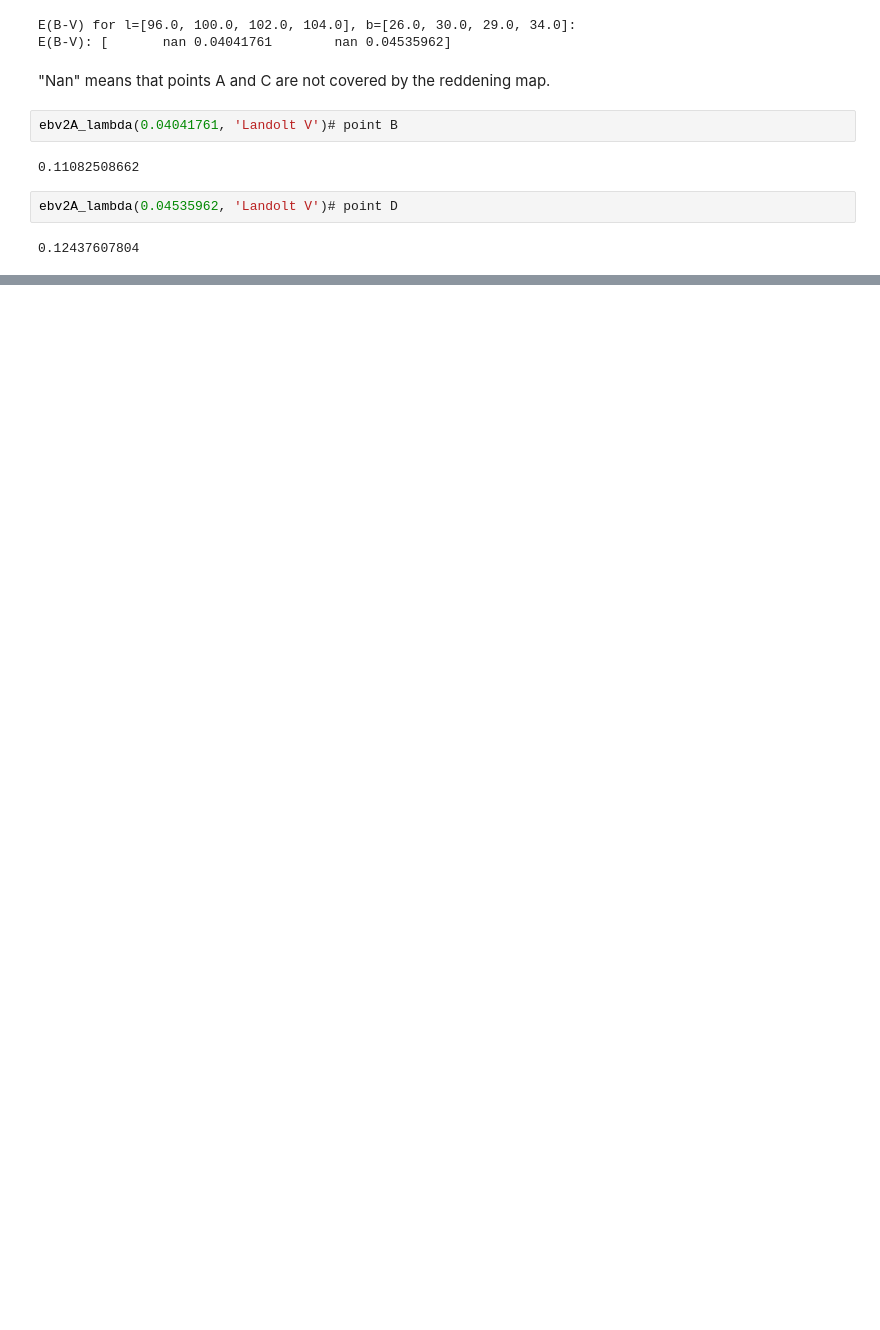
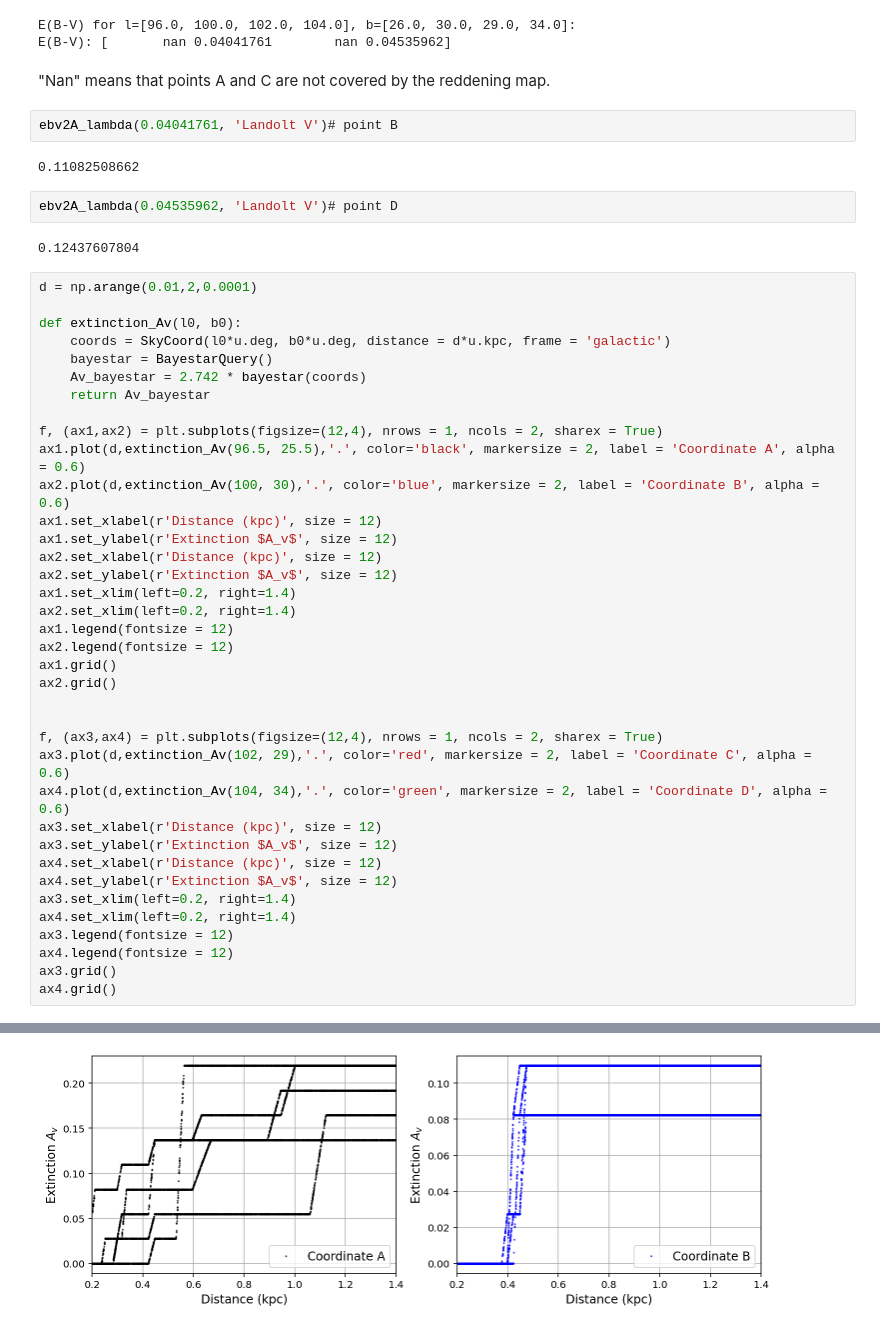
Before and after one commit to luk022/PHYS321-final-project, a Jupyter notebook: extinction_code.ipynb, the cells around one changed output, grey strips where cells are left out. Cells and saved outputs as stored; diff of their text form; blank space fills up the shorter version.

```diff
--- a/extinction_code.ipynb
+++ b/extinction_code.ipynb
@@ -471,3 +536,41 @@ ebv2A_lambda(0.04041761, 'Landolt V')# point B
 ebv2A_lambda(0.04535962, 'Landolt V')# point D
 # %% [output]
 0.12437607804
+# %%
+d = np.arange(0.01,2,0.0001)
+
+def extinction_Av(l0, b0):
+    coords = SkyCoord(l0*u.deg, b0*u.deg, distance = d*u.kpc, frame = 'galactic')
+    bayestar = BayestarQuery()
+    Av_bayestar = 2.742 * bayestar(coords)
+    return Av_bayestar
+
+f, (ax1,ax2) = plt.subplots(figsize=(12,4), nrows = 1, ncols = 2, sharex = True)
+ax1.plot(d,extinction_Av(96.5, 25.5),'.', color='black', markersize = 2, label = 'Coordinate A', alpha = 0.6)
+ax2.plot(d,extinction_Av(100, 30),'.', color='blue', markersize = 2, label = 'Coordinate B', alpha = 0.6)
+ax1.set_xlabel(r'Distance (kpc)', size = 12)
+ax1.set_ylabel(r'Extinction $A_v$', size = 12)
+ax2.set_xlabel(r'Distance (kpc)', size = 12)
+ax2.set_ylabel(r'Extinction $A_v$', size = 12)
+ax1.set_xlim(left=0.2, right=1.4)
+ax2.set_xlim(left=0.2, right=1.4)
+ax1.legend(fontsize = 12)
+ax2.legend(fontsize = 12)
+ax1.grid()
+ax2.grid()
+
+
+f, (ax3,ax4) = plt.subplots(figsize=(12,4), nrows = 1, ncols = 2, sharex = True)
+ax3.plot(d,extinction_Av(102, 29),'.', color='red', markersize = 2, label = 'Coordinate C', alpha = 0.6)
+ax4.plot(d,extinction_Av(104, 34),'.', color='green', markersize = 2, label = 'Coordinate D', alpha = 0.6)
+ax3.set_xlabel(r'Distance (kpc)', size = 12)
+ax3.set_ylabel(r'Extinction $A_v$', size = 12)
+ax4.set_xlabel(r'Distance (kpc)', size = 12)
+ax4.set_ylabel(r'Extinction $A_v$', size = 12)
+ax3.set_xlim(left=0.2, right=1.4)
+ax4.set_xlim(left=0.2, right=1.4)
+ax3.legend(fontsize = 12)
+ax4.legend(fontsize = 12)
+ax3.grid()
+ax4.grid()
+# %% [output]
@@ -473,0 +594 @@ ebv2A_lambda(0.04535962, 'Landolt V')# point D
+[figure, added]
```
Also changed, not shown: parts of 12 cells of this notebook, 1 other file.
